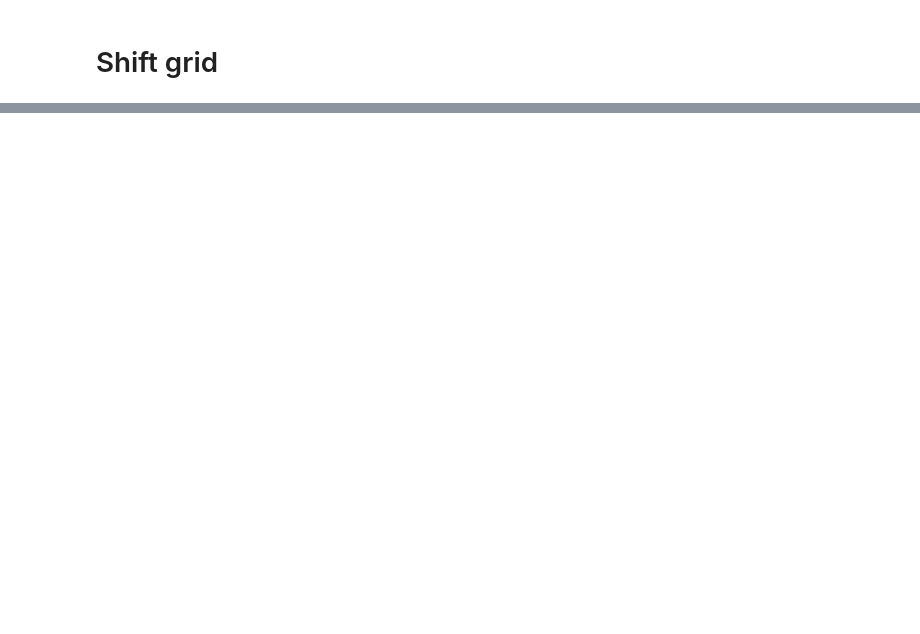
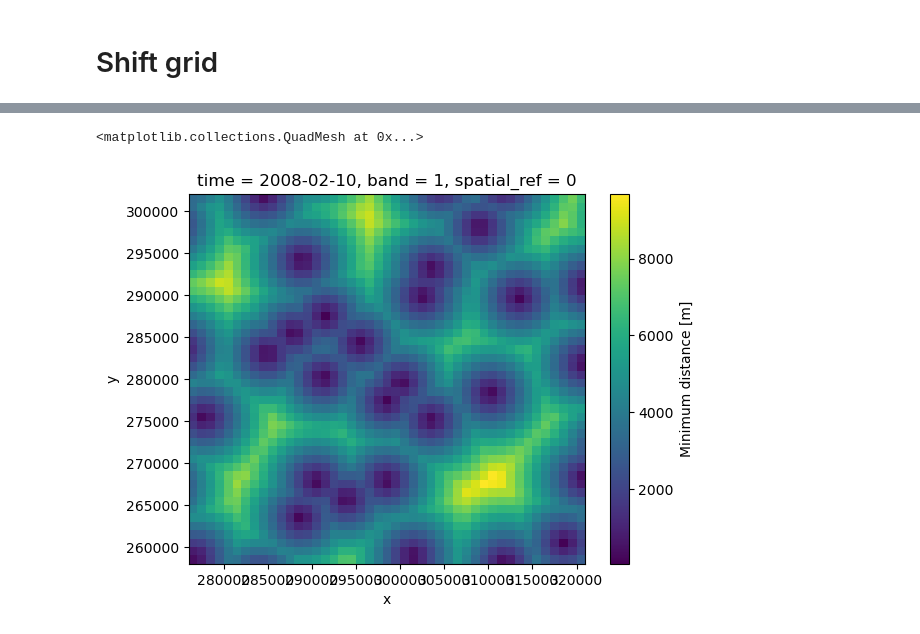
Before and after one commit to Thomasjkeel/FDRI-comparing-rainfall-data-in-upper-severn, a Jupyter notebook: notebooks/compare_gauges_to_height.ipynb, the cells around one changed output, grey strips where cells are left out. Cells and saved outputs as stored; diff of their text form; code cells hidden in the pictures; blank space fills up the shorter version.

```diff
--- a/notebooks/compare_gauges_to_height.ipynb
+++ b/notebooks/compare_gauges_to_height.ipynb
@@ -49,0 +72,5 @@ ceh_plynlimon_hght['hght'] = severn_hght
+# %%
+ceh_plynlimon_hght['min_dist'].sel(time="2008-02-10").plot()
+# %% [output]
+<matplotlib.collections.QuadMesh at 0x...>
+[figure, added]
```
Also changed, not shown: parts of 12 cells of this notebook.
